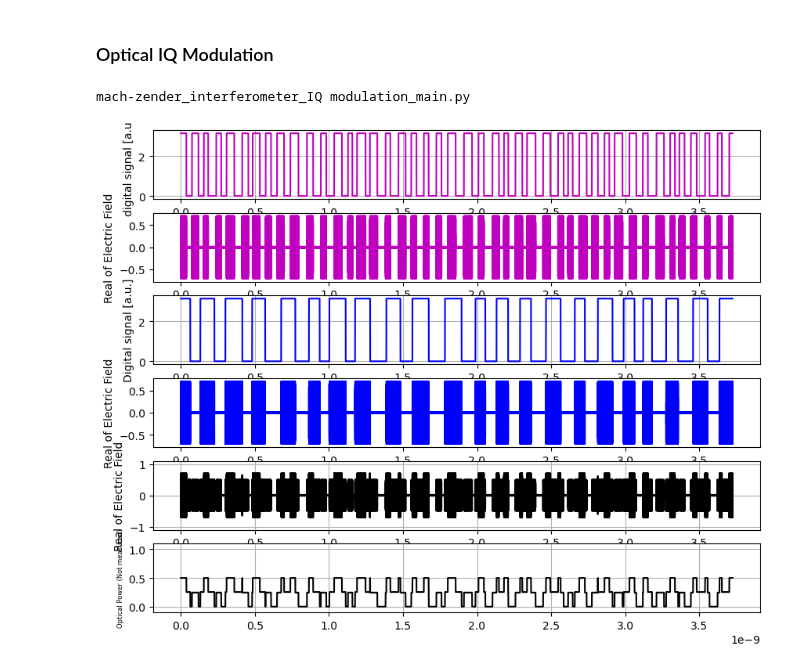
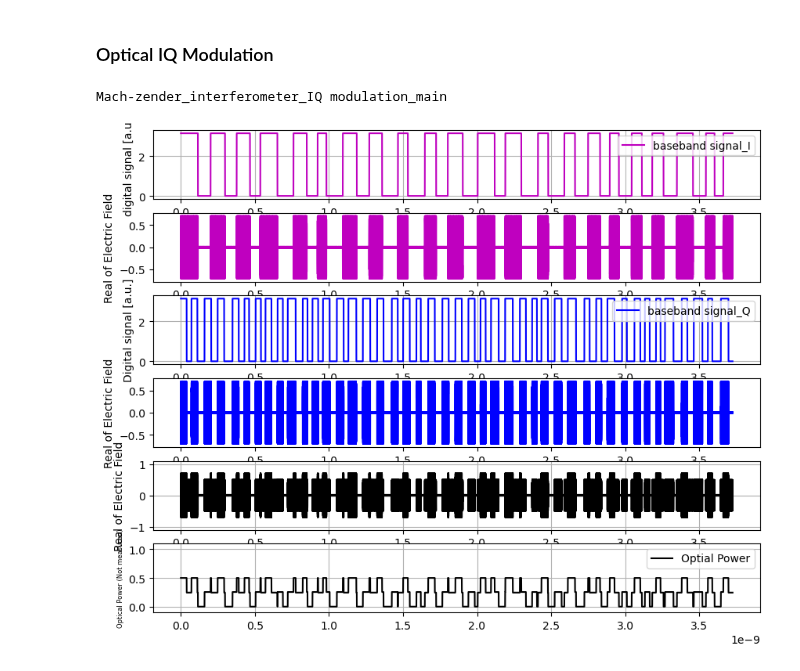
Before and after one commit to tacticstactics/optical-IQ-modulation, a Jupyter notebook: mach_zender_interferometer_IQ modulation_main.ipynb, the cells around one changed output. Cells and saved outputs as stored; diff of their text form; code cells hidden in the pictures.

```diff
--- a/mach_zender_interferometer_IQ modulation_main.ipynb
+++ b/mach_zender_interferometer_IQ modulation_main.ipynb
@@ -27,8 +27,9 @@ a1_range = [0, 1]# amplitude range
 a1 = np.random.rand(samplerate) * (a1_range[1]-a1_range[0]) + a1_range[0]
 
 # Pseudo Random On-Off level Digital signal, Type 1
+
 # Arm A
-b1_range = [2**11, 2**12]# frequency range
+b1_range = [2**12, 2**13]# frequency range
 b1 = np.random.rand(samplerate) *(b1_range[1]-b1_range[0]) + b1_range[0]
 b1 = np.round(b1)
 b1 = b1.astype(int)
@@ -38,12 +39,12 @@ b1[0] = 0
 for i in range(1,np.size(b1)):
     b1[i] = b1[i-1]+b1[i]
 
-i=0
-random_signal = np.zeros(samplerate, dtype=complex)
-while b1[i]<np.size(random_signal):
-    k = b1[i]
-    random_signal[k:] = a1[i]
-    i=i+1
+#i=0
+#random_signal = np.zeros(samplerate, dtype=complex)
+#while b1[i]<np.size(random_signal):
+#    k = b1[i]
+#    random_signal[k:] = a1[i]
+#    i=i+1
 
 a1 = np.zeros(samplerate, dtype=complex)
 j = 0
@@ -60,7 +61,7 @@ while b1[i]<np.size(prbs1a):
     i=i+1
 
 # Arm B
-b2_range = [2**12, 2**13]
+b2_range = [2**11, 2**12]
 b2 = np.random.rand(samplerate) *(b2_range[1]-b2_range[0]) + b2_range[0] # range for frequency
 b2 = np.round(b2)
 b2 = b2.astype(int)
@@ -70,12 +71,12 @@ b2[0] = 0
 for i in range(1,np.size(b2)):
     b2[i] = b2[i-1]+b2[i]
 
-i=0
-random_signal2 = np.zeros(samplerate, dtype=complex)
-while b2[i]<np.size(random_signal2):
-    k = b2[i]
-    random_signal2[k:] = a1[i]
-    i=i+1
+#i=0
+#random_signal2 = np.zeros(samplerate, dtype=complex)
+#while b2[i]<np.size(random_signal2):
+#    k = b2[i]
+#    random_signal2[k:] = a1[i]
+#    i=i+1
 
 a2 = np.zeros(samplerate, dtype=complex)
 j = 0
@@ -93,26 +94,18 @@ while b2[i]<np.size(prbs1b):
 
 
 # Pseudo Random multilevel Digital signal, Type 2
-numberofpointspersinal = 2 ** 6
-repetitions2 = samplerate / numberofpointspersinal
+#numberofpointspersinal = 2 ** 6
+#repetitions2 = samplerate / numberofpointspersinal
 
-rand_int2a = np.random.randint(0, 3, numberofpointspersinal) # 0, 1 or 2.
-prbs2a = np.pi * (1/4) * np.repeat(rand_int2a, repetitions2)
+#rand_int2a = np.random.randint(0, 3, numberofpointspersinal) # 0, 1 or 2.
+#prbs2a = np.pi * (1/4) * np.repeat(rand_int2a, repetitions2)
 
-rand_int2b = np.random.randint(0, 3, numberofpointspersinal) # 0 or 1
-prbs2b = np.pi * (1/4) * np.repeat(rand_int2b, repetitions2)
+#rand_int2b = np.random.randint(0, 3, numberofpointspersinal) # 0 or 1
+#prbs2b = np.pi * (1/4) * np.repeat(rand_int2b, repetitions2)
 
 
 # rand_int1 = 0.5*np.pi * np.random.randint(0, 4, samplerate) # 0 to 3
 
-#Periodic signals
-P1 = 2 ** 12  # period
-D1 = 2 ** 11  # pulse width
-periodicsig1 = 1*np.pi*(np.arange(samplerate) % P1 < D1)
-
-P2 = 2 ** 14  # period
-D2 = 2 ** 12  # pulse width
-periodicsig2 = 1*np.pi*(np.arange(samplerate) % P2 < D2)
 
 #----
 #randomintcol = np.zeros(samplerate)
@@ -122,16 +115,10 @@ periodicsig2 = 1*np.pi*(np.arange(samplerate) % P2 < D2)
 #Choose signals from above
 
 #I
-#signal1col = random_signal
-#signal1col = periodicsig1
-signal1col = prbs1a # Pseudo Random On-Off level Digital signal, Type 1
-#signal1col = prbs2a # Pseudo Random multilevel Digital signal, Type 2
+signal_I = prbs1a # Pseudo Random On-Off level Digital signal, Type 1
 
 #Q
-#signal2col = random_signal
-#signal2col = periodicsig2
-signal2col = prbs1b # Pseudo Random On-Off level Digital signal, Type 1
-#signal2col = prbs2b
+signal_Q = prbs1b # Pseudo Random On-Off level Digital signal, Type 1
 
 oplcommon1 = 1 * np.pi #Common Path Length
 
@@ -197,7 +184,7 @@ for ii in range(samplerate):
 
     E4_1in = E3_1out
 
-    signal1 = signal1col[ii]
+    signal1 = signal_I[ii]
 
     E4_1out = mach_zender_interferometer_time_def.propagate1(oplcommon1, oplcommon1+signal1, E4_1in) # Each path experience different path length
     E5_1in = E4_1out
@@ -217,7 +204,7 @@ for ii in range(samplerate):
     E3_2out = mach_zender_interferometer_time_def.beamsplitter(PT2_2, E3_2in)
     E4_2in = E3_2out
 
-    signal2 = signal2col[ii]
+    signal2 = signal_Q[ii]
 
     E4_2out = mach_zender_interferometer_time_def.propagate1(oplcommon1, oplcommon1+signal2, E4_2in) # Each path experience different path length
     E5_2in = E4_2out
@@ -297,7 +284,8 @@ ax14 = fig1.add_subplot(6, 1, 4)
 ax15 = fig1.add_subplot(6, 1, 5)
 ax16 = fig1.add_subplot(6, 1, 6)
 
-ax11.plot(tcol,signal1col, "-", color="m")
+ax11.plot(tcol,signal_I, "-", color="m",label="baseband signal_I")
+ax11.legend()
 ax11.set_ylabel("digital signal [a.u.]")
 #ax1.set_ylim(-1*np.pi,np.pi)
 ax11.grid()
@@ -305,7 +293,8 @@ ax11.grid()
 ax12.plot(tcol,np.real(E6out_p1_col), "-",color="m")
 ax12.set_ylabel("Real of Electric Field")
 
-ax13.plot(tcol,signal2col, "-",color="b")
+ax13.plot(tcol,signal_Q, "-",color="b",label="baseband signal_Q")
+ax13.legend()
 ax13.set_ylabel("Digital signal [a.u.]")
 ax13.grid()
 
@@ -317,7 +306,8 @@ ax15.set_ylim(-1.1,1.1)
 ax15.set_ylabel("Real of Electric Field")
 ax15.grid()
 
-ax16.plot(tcol,(np.abs(E7out_p1_col))**2, "-",color="k")
+ax16.plot(tcol,(np.abs(E7out_p1_col))**2, "-",color="k", label="Optial Power")
+ax16.legend()
 ax16.set_ylim(-0.1,1.1)
 ax16.set_ylabel("Optical Power (Not measured)",{"fontsize": 6})
 ax16.grid()
@@ -352,7 +342,7 @@ ax25.set_ylabel("Optical Power",{"fontsize": 6})
 ax25.grid()
 
 ax26.plot(tcol, (np.abs(E9_2out_port1col))**2 - (np.abs(E9_2out_port2col))**2, "-",color="m")
-ax26.plot(tcol, 0.06*signal1col, "-", color="k")
+ax26.plot(tcol, 0.06*signal_I, "-", color="k")
 ax26.set_ylabel("Optical Power (Balanced Photo Diode)",{"fontsize": 6})
 #ax26.set_ylim(-0.1,0.6)
 ax26.grid()
@@ -367,33 +357,33 @@ ax35 = fig3.add_subplot(6, 1, 5)
 ax36 = fig3.add_subplot(6, 1, 6)
 
 ax31.plot(tcol, np.real(E9_1out_port1col), "-",color="g")
 ax31.set_ylabel("Real of Electric Field")
 ax31.grid()
 
 ax32.plot(tcol, (np.abs(E9_1out_port1col))**2, "-",color="g")
 ax32.set_ylabel("Optical Power",{"fontsize": 6})
 ax32.grid()
 
 ax33.plot(tcol, np.real(E9_1out_port2col), "-",color="c")
 ax33.set_ylabel("Real of Electric Field")
 ax33.grid()
 
 ax34.plot(tcol, (np.abs(E9_1out_port2col))**2, "-",color="c")
 ax34.set_ylabel("Optical Power",{"fontsize": 6})
 ax34.grid()
 
 ax35.plot(tcol, (np.abs(E9_1out_port1col))**2, color="g")
 ax35.plot(tcol, (np.abs(E9_1out_port2col))**2, color="c")
 ax35.set_ylabel("Optical Power",{"fontsize": 6})
 ax35.grid()
 
 ax36.plot(tcol, -1*((np.abs(E9_1out_port1col))**2 - (np.abs(E9_1out_port2col))**2), "-",color="b")
-ax36.plot(tcol, 0.06*signal2col, "-", color="k")
+ax36.plot(tcol, 0.06*signal_Q, "-", color="k")
 ax36.set_ylabel("Optical Power (Balanced Photo Diode)",{"fontsize": 6})
 #ax36.set_ylim(-0.1,0.6)
 ax36.grid()
 
 plt.show()
 # %% [output]
-mach-zender_interferometer_IQ modulation_main.py
+Mach-zender_interferometer_IQ modulation_main
-[figure, old version]
+[figure, new version]
```
Also changed, not shown: parts of 1 cell of this notebook.
